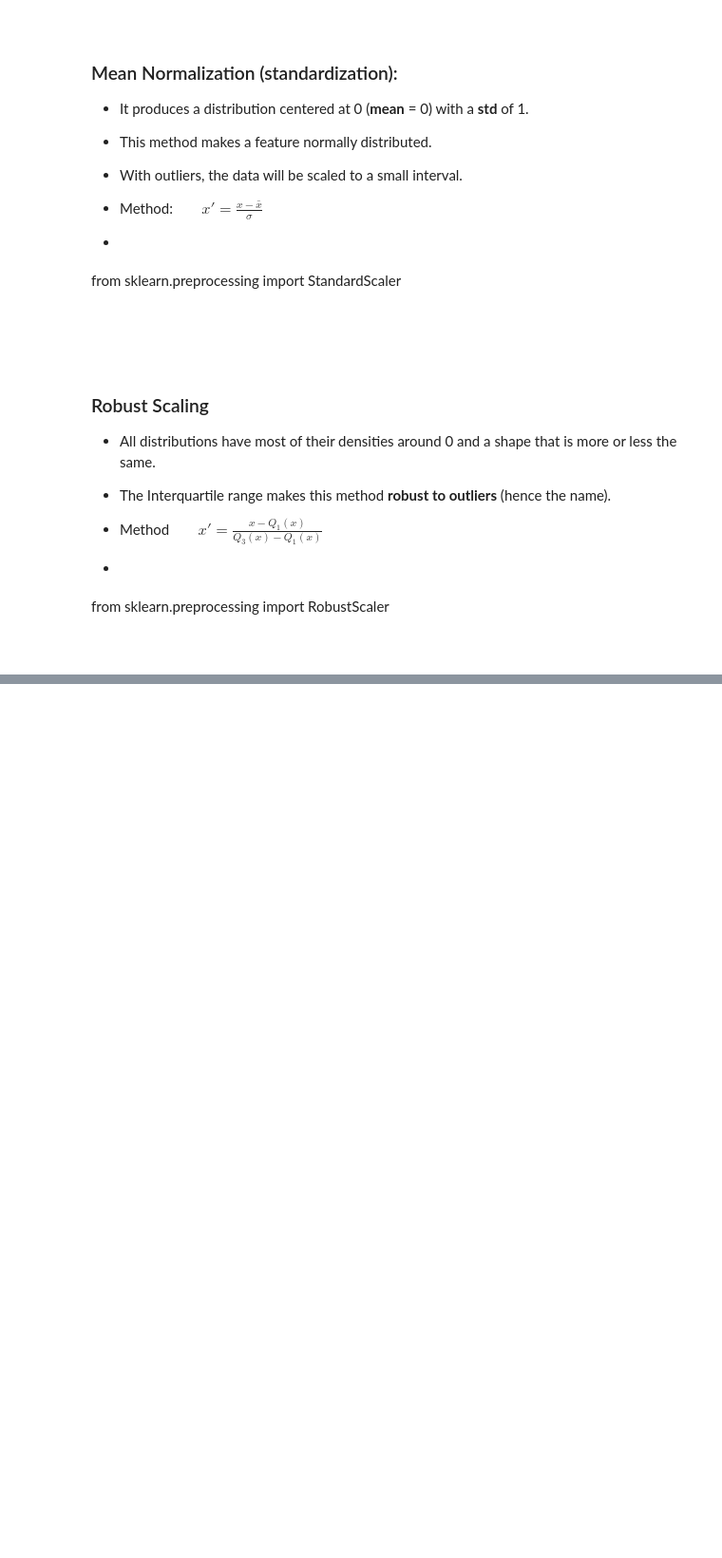
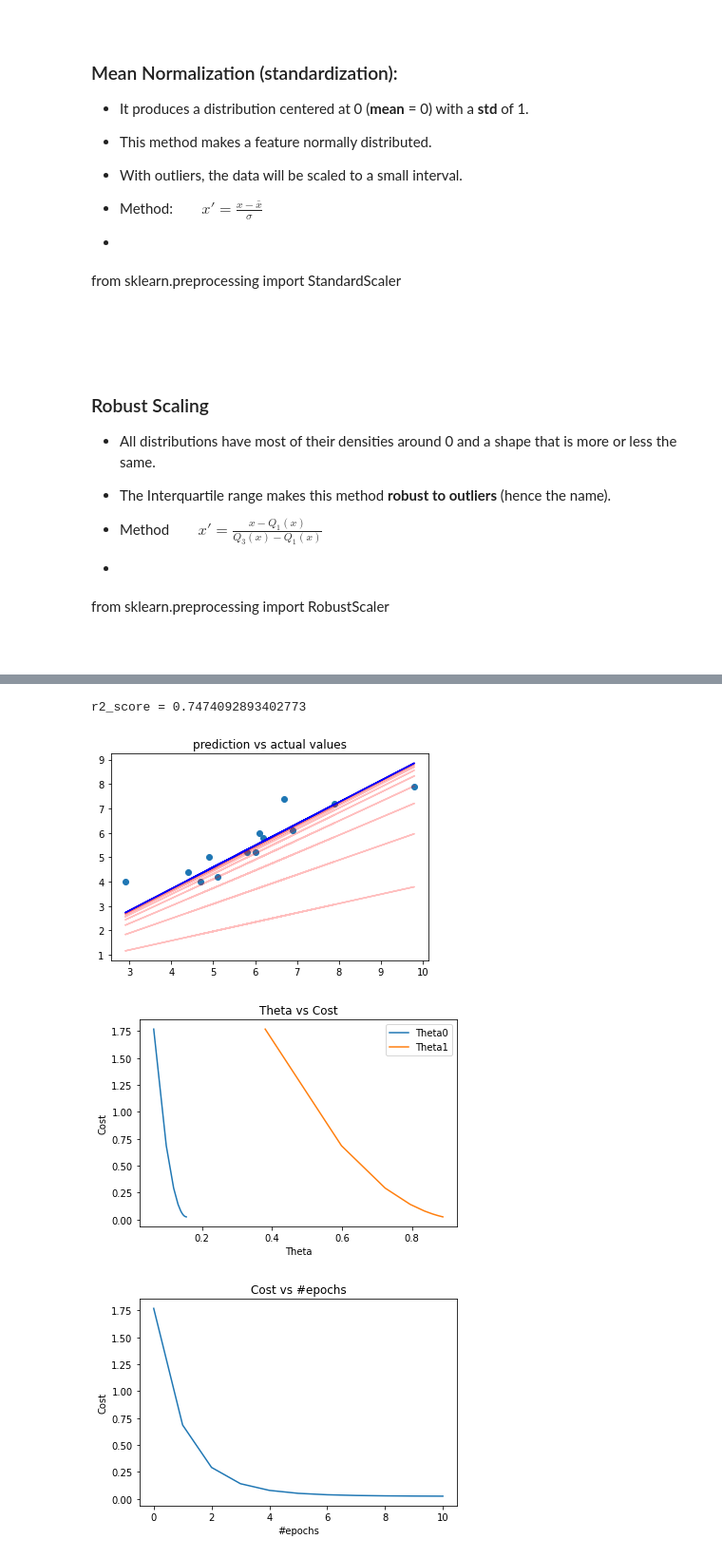
Before and after one commit to goondeal/ML, a Jupyter notebook: numerical_optimization/numerical_optimization.ipynb, the cells around one changed output, grey strips where cells are left out. Shown: that part at 95% size. Cells and saved outputs as stored; diff of their text form; code cells hidden in the pictures; blank space fills up the shorter version.

```diff
--- a/numerical_optimization/numerical_optimization.ipynb
+++ b/numerical_optimization/numerical_optimization.ipynb
@@ -216,0 +391,40 @@ plot_dist(data, robust_scaled_data, scaling_method="Robust")
+# %%
+def get_mini_batches(data, batch_size):
+    b = batch_size
+    n, r = divmod(data.shape[0], b)
+    mini_batches = [data[i*b : (i+1)*b] for i in range(n)]
+
+    return mini_batches if r == 0 else mini_batches + [data[-1:-(r+1):-1]]
+
+
+def mini_batch_gd(features, label, alpha=0.001, max_iters=1000, tol=0.001, batch_size=128):
+    b = batch_size
+    m, n = features.shape
+
+    data = np.c_[np.ones(shape=(m, 1)), features, label]
+
+    # initialize the theta vector as a zero vector.
+    theta = np.zeros(shape=(n+1, 1))
+
+    J_history = []
+    theta_history = []
+
+    mini_batches = get_mini_batches(data, batch_size=batch_size)
+    for i in range(max_iters):
+        for j in range(len(mini_batches)):
+            batch = mini_batches[j]
+            x, y = split_x_y(data=batch)
+            h = x @ theta
+            err = h - y
+            J = (0.5 / b) * (err.T @ err)
+            gd = x.T @ err
+            theta = theta - alpha * gd
+
+        if i > 0 and (abs(J[0,0] - J_history[-1]) <= tol or np.abs(theta - theta_history[-1]).max() <= tol or np.abs(gd).max() <= tol):
+            i_till_convergence = i + 1
+            break
+
+        J_history.append(J[0, 0])
+        theta_history.append(theta)
+
+    return theta_history, J_history
@@ -216,0 +449,8 @@ plot_dist(data, robust_scaled_data, scaling_method="Robust")
+# %%
+mbgd_result = mini_batch_gd(x, y, batch_size=4)
+plot_results(x, y, mbgd_result)
+# %% [output]
+r2_score = 0.7474092893402773
+[figure, added]
+[figure, added]
+[figure, added]
```
Also changed, not shown: parts of 19 cells of this notebook.
